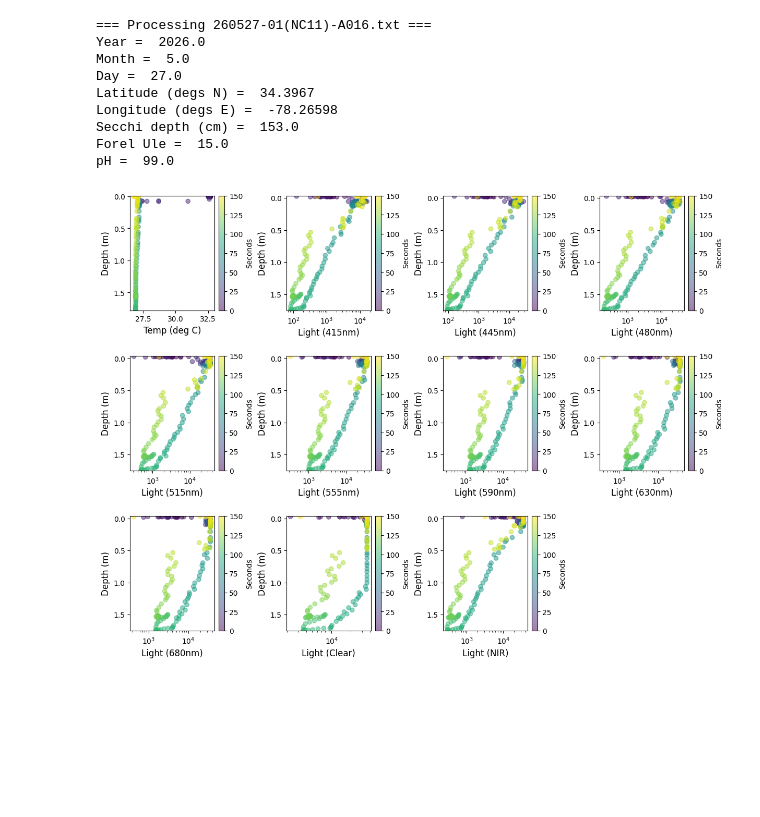
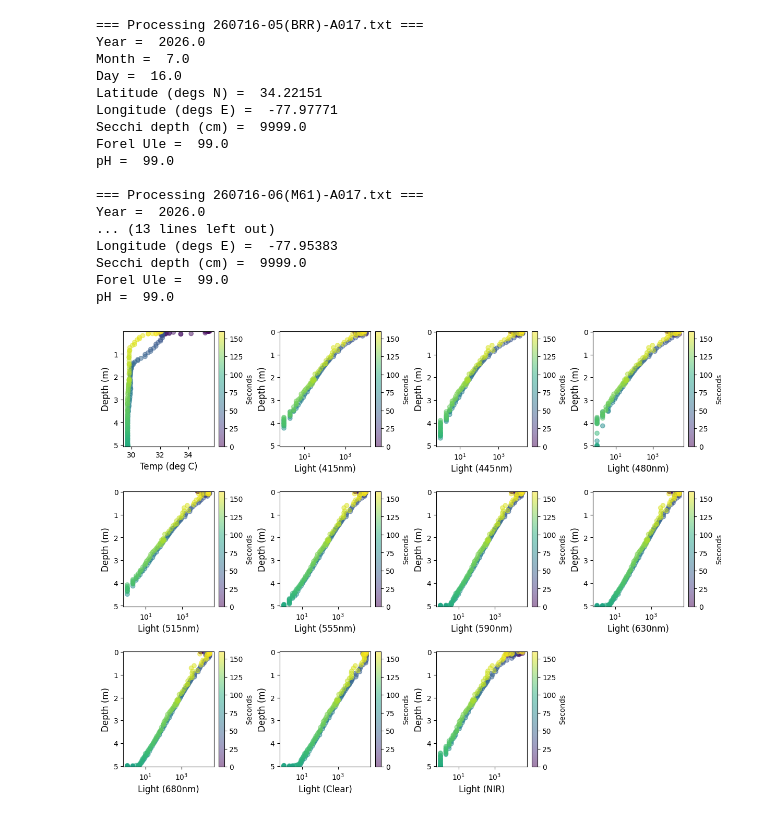
Before and after one commit to COAST-Lab/Sensing-Secchi-Disk, a Jupyter notebook: Jupyter_Notebooks/scripture.ipynb, the cells around one changed output. Cells and saved outputs as stored; diff of their text form; code cells hidden in the pictures; blank space fills up the shorter version.

```diff
--- a/Jupyter_Notebooks/scripture.ipynb
+++ b/Jupyter_Notebooks/scripture.ipynb
@@ -15,11 +15,13 @@ from pathlib import Path
 
 from scipy.stats import linregress
 
-# 05/27
+# 06/25
 # Datafiles
-data_dir = Path.cwd().parent / "CFRE" / "Cruise 1"
+data_dir = Path.cwd().parent / "CFRE" / "Cruise 8"
 files = [
-    data_dir / "260527-01(NC11)-A016.txt",
+    data_dir / "260716-05(BRR)-A017.txt",
+    data_dir / "260716-06(M61)-A017.txt",
+    data_dir / "260716-07(NCF6)-A017.txt",
 ]
 
 # Function to process a single SSD file
@@ -134,38 +136,46 @@ if len(all_data) > 0:
     cbar1 = fig.colorbar(im1, ax=ax1)
     cbar1.set_label("Seconds")
 
     # Panels 2–11: Spectral irradiance profiles (8 wavelengths + PAR + NIR)
     irr_list = [(data['E415nm_SS'], 'Light (415nm)', ax2),
                 (data['E445nm_SS'], 'Light (445nm)', ax3),
                 (data['E480nm_SS'], 'Light (480nm)', ax4),
                 (data['E515nm_SS'], 'Light (515nm)', ax5),
                 (data['E555nm_SS'], 'Light (555nm)', ax6),
                 (data['E590nm_SS'], 'Light (590nm)', ax7),
                 (data['E630nm_SS'], 'Light (630nm)', ax8),
                 (data['E680nm_SS'], 'Light (680nm)', ax9),
                 (data['EPAR_SS'], 'Light (Clear)', ax10),
                 (data['ENIR_SS'], 'Light (NIR)', ax11)]
 
     for E_data, label, ax in irr_list:
         im = ax.scatter(E_data, data['Depth_SS_L'], c=data['DATA_SEC0'], marker='o', alpha=0.5)
         ax.set_ylabel('Depth (m)', fontsize=12)
         ax.set_xlabel(label, fontsize=12)
         ax.set_ylim([np.max(data['Depth_SS_L']), np.min(data['Depth_SS_L'])])
         ax.set_xscale('log')  # Log scale reveals exponential decay with depth
         cbar = fig.colorbar(im, ax=ax)
         cbar.set_label("Seconds")
 
     # Panel 12: Hidden (placeholder for 3×4 grid)
     ax12.set_visible(False)
     plt.show()
 # %% [output]
-=== Processing 260527-01(NC11)-A016.txt ===
+=== Processing 260716-05(BRR)-A017.txt ===
 Year =  2026.0
-Month =  5.0
-Day =  27.0
-Latitude (degs N) =  34.3967
-Longitude (degs E) =  -78.26598
-Secchi depth (cm) =  153.0
-Forel Ule =  15.0
+Month =  7.0
+Day =  16.0
+Latitude (degs N) =  34.22151
+Longitude (degs E) =  -77.97771
+Secchi depth (cm) =  9999.0
+Forel Ule =  99.0
 pH =  99.0
+
+=== Processing 260716-06(M61)-A017.txt ===
+Year =  2026.0
+... (13 lines left out)
+Longitude (degs E) =  -77.95383
+Secchi depth (cm) =  9999.0
+Forel Ule =  99.0
+pH =  99.0
-[figure, old version]
+[figure, new version]
```
Also changed, not shown: parts of 5 cells of this notebook, 3 other files.
